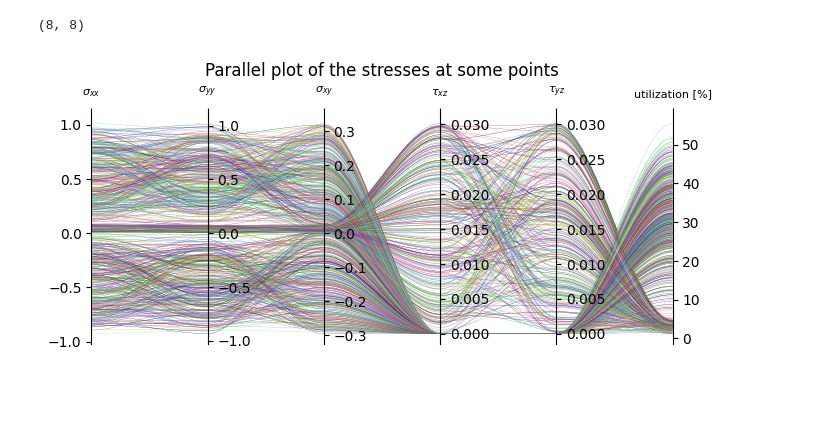
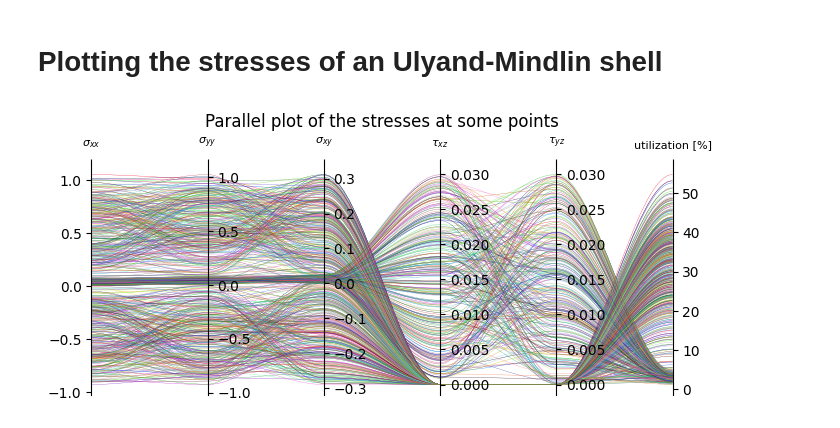
Before and after one commit to sigma-epsilon/sigmaepsilon.solid.material, a Jupyter notebook: docs/source/examples/example_1.ipynb, the cells around one changed output. Cells and saved outputs as stored; diff of their text form; code cells hidden in the pictures; blank space fills up the shorter version.

```diff
--- a/docs/source/examples/example_1.ipynb
+++ b/docs/source/examples/example_1.ipynb
@@ -1,65 +1,64 @@
+# %% [markdown]
+# Plotting the stresses of an Ulyand-Mindlin shell
 # %%
 from sigmaepsilon.solid.material import MindlinShellSection as Section
 from sigmaepsilon.math.linalg import ReferenceFrame
 from sigmaepsilon.solid.material import (
     ElasticityTensor,
     LinearElasticMaterial,
     HuberMisesHenckyFailureCriterion_SP,
 )
 from sigmaepsilon.solid.material.utils import elastic_stiffness_matrix
+from sigmaepsilon.mesh.plotting import parallel_mpl
+import numpy as np
 
 E = 2890.0
 nu = 0.2
 yield_strength = 2.0
 thickness = 25.0
 
 hooke = elastic_stiffness_matrix(E=E, NU=nu)
 frame = ReferenceFrame(dim=3)
 stiffness = ElasticityTensor(hooke, frame=frame, tensorial=False)
 
 failure_model = HuberMisesHenckyFailureCriterion_SP(yield_strength=yield_strength)
 
 material = LinearElasticMaterial(stiffness=stiffness, failure_model=failure_model)
 
 section = Section(
     layers=[
         Section.Layer(material=material, thickness=thickness / 3),
         Section.Layer(material=material, thickness=thickness / 3),
         Section.Layer(material=material, thickness=thickness / 3),
     ]
 )
-section.elastic_stiffness_matrix().shape
+section.elastic_stiffness_matrix()
+
+strains = 2 * np.random.rand(300, 8) / 100000  # random data
+z = np.array([-1.0, 0.0, 1.0])
+
+stresses = section.calculate_stresses(strains=strains, z=z)
+util = section.utilization(strains=strains, z=z) * 100
+
+nXY, nZ, nStress = stresses.shape
+stresses = stresses.reshape((nXY*nZ, nStress))
+util = util.reshape((nXY*nZ))
+
+colors = np.random.rand(stresses.shape[0], 3)
+labels = [str(i) for i in range(stresses.shape[-1])]
+values = [stresses[:, i] for i in range(stresses.shape[-1])]
+values += [util,]
+
+labels = [r"$\sigma_{xx}$", r"$\sigma_{yy}$", r"$\sigma_{xy}$", r"$\tau_{xz}$", r"$\tau_{yz}$"]
+labels += [r"utilization [%]"]
+
+_ = parallel_mpl(
+    values,
+    labels=labels,
+    padding=0.05,
+    lw=0.2,
+    colors=colors,
+    title="Parallel plot of the stresses at some points",
+)
 # %% [output]
-(8, 8)
+[figure, added]
-# %%
-from sigmaepsilon.mesh.plotting import parallel_mpl
-import numpy as np
-
-strains = 2 * np.random.rand(300, 8) / 100000  # random data
-z = np.array([-1.0, 0.0, 1.0])
-
-stresses = section.calculate_stresses(strains=strains, z=z)
-util = section.utilization(strains=strains, z=z) * 100
-
-nXY, nZ, nStress = stresses.shape
-stresses = stresses.reshape((nXY*nZ, nStress))
-util = util.reshape((nXY*nZ))
-
-colors = np.random.rand(stresses.shape[0], 3)
-labels = [str(i) for i in range(stresses.shape[-1])]
-values = [stresses[:, i] for i in range(stresses.shape[-1])]
-values += [util,]
-
-labels = [r"$\sigma_{xx}$", r"$\sigma_{yy}$", r"$\sigma_{xy}$", r"$\tau_{xz}$", r"$\tau_{yz}$"]
-labels += [r"utilization [%]"]
-
-_ = parallel_mpl(
-    values,
-    labels=labels,
-    padding=0.05,
-    lw=0.2,
-    colors=colors,
-    title="Parallel plot of the stresses at some points",
-)
-# %% [output]
-[figure, removed]
```
Also changed, not shown: 12 other files.
